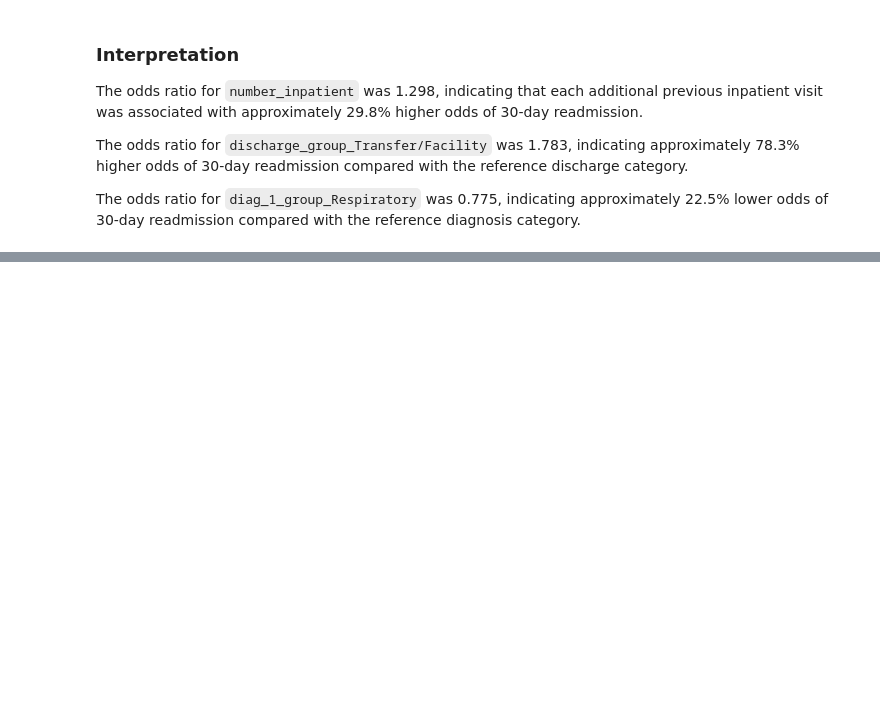
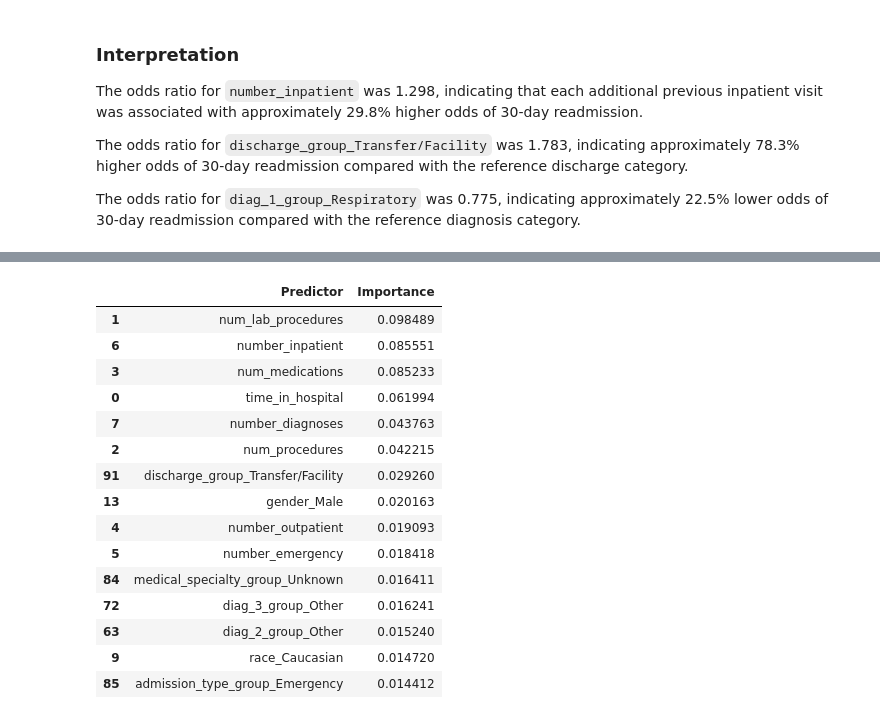
Before and after one commit to ashokaw/DA3014_Assignment3, a Jupyter notebook: 24ada006_Code.ipynb, the cells around one changed output, grey strips where cells are left out. Saved outputs shown, nothing was run; the diff lists cells and outputs as text; code cells hidden in the pictures; blank space fills up the shorter version.

```diff
--- a/24ada006_Code.ipynb
+++ b/24ada006_Code.ipynb
@@ -2227,0 +2556,11 @@ The odds ratio for `diag_1_group_Respiratory` was 0.775, indicating approximatel
+# %%
+from sklearn.ensemble import RandomForestClassifier
+
+rf_model = RandomForestClassifier(
+    n_estimators=300,
+    random_state=42,
+    class_weight="balanced",
+    n_jobs=-1
+)
+
+rf_model.fit(X_train_encoded, y_train)
@@ -2227,0 +2656,15 @@ The odds ratio for `diag_1_group_Respiratory` was 0.775, indicating approximatel
+# %%
+rf_tuned = rf_search.best_estimator_
+
+rf_tuned_pred = rf_tuned.predict(X_test_encoded)
+rf_tuned_prob = rf_tuned.predict_proba(X_test_encoded)[:, 1]
+
+rf_tuned_metrics = {
+    "Accuracy": accuracy_score(y_test, rf_tuned_pred),
+    "Precision": precision_score(y_test, rf_tuned_pred, zero_division=0),
+    "Recall": recall_score(y_test, rf_tuned_pred),
+    "F1 Score": f1_score(y_test, rf_tuned_pred),
+    "ROC-AUC": roc_auc_score(y_test, rf_tuned_prob)
+}
+
+rf_tuned_metrics
@@ -2227,0 +2708,29 @@ The odds ratio for `diag_1_group_Respiratory` was 0.775, indicating approximatel
+# %%
+rf_importance = pd.DataFrame({
+    "Predictor": X_train_encoded.columns,
+    "Importance": rf_tuned.feature_importances_
+})
+
+rf_importance = rf_importance.sort_values(
+    "Importance",
+    ascending=False
+)
+
+rf_importance.head(15)
+# %% [output]
+|  | Predictor | Importance |
+| 1 | num_lab_procedures | 0.098489 |
+| 6 | number_inpatient | 0.085551 |
+| 3 | num_medications | 0.085233 |
+| 0 | time_in_hospital | 0.061994 |
+| 7 | number_diagnoses | 0.043763 |
+| 2 | num_procedures | 0.042215 |
+| 91 | discharge_group_Transfer/Facility | 0.029260 |
+| 13 | gender_Male | 0.020163 |
+| 4 | number_outpatient | 0.019093 |
+| 5 | number_emergency | 0.018418 |
+| 84 | medical_specialty_group_Unknown | 0.016411 |
+| 72 | diag_3_group_Other | 0.016241 |
+| 63 | diag_2_group_Other | 0.015240 |
+| 9 | race_Caucasian | 0.014720 |
+| 85 | admission_type_group_Emergency | 0.014412 |
```
Also changed, not shown: parts of 65 cells of this notebook.
